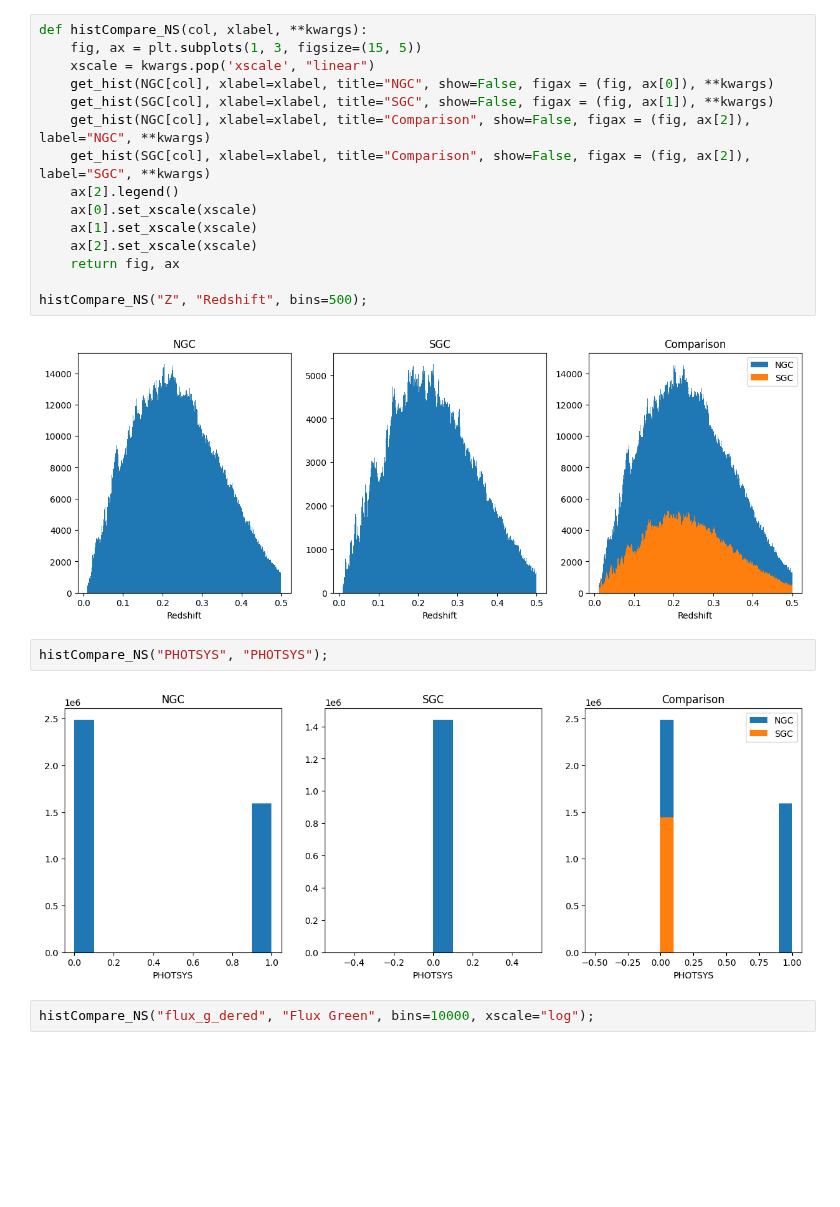
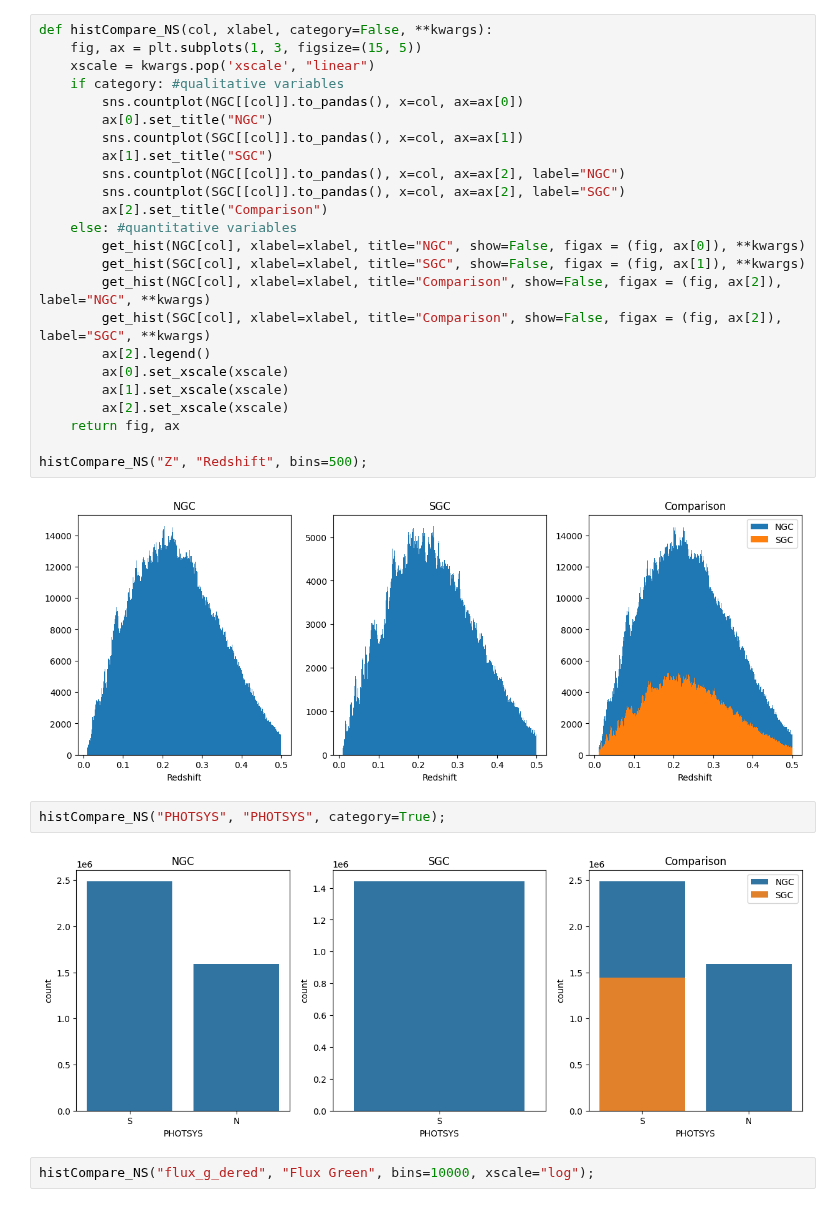
Before and after one commit to MarrybellMB/M2_Stage_Code, a Jupyter notebook: DESI Training.ipynb, the cells around one changed output. Saved outputs shown, nothing was run; the diff lists cells and outputs as text; blank space fills up the shorter version.

```diff
--- a/DESI Training.ipynb
+++ b/DESI Training.ipynb
@@ -88,26 +88,35 @@ plot_RADEC(SGC["RA"], SGC["DEC"], title="SGC", figax = (fig, ax[1]), all_sky=Fal
 # %% [output]
 [figure]
 # %%
-def histCompare_NS(col, xlabel, **kwargs):
+def histCompare_NS(col, xlabel, category=False, **kwargs):
     fig, ax = plt.subplots(1, 3, figsize=(15, 5))
     xscale = kwargs.pop('xscale', "linear")
-    get_hist(NGC[col], xlabel=xlabel, title="NGC", show=False, figax = (fig, ax[0]), **kwargs)
-    get_hist(SGC[col], xlabel=xlabel, title="SGC", show=False, figax = (fig, ax[1]), **kwargs)
-    get_hist(NGC[col], xlabel=xlabel, title="Comparison", show=False, figax = (fig, ax[2]), label="NGC", **kwargs)
-    get_hist(SGC[col], xlabel=xlabel, title="Comparison", show=False, figax = (fig, ax[2]), label="SGC", **kwargs)
-    ax[2].legend()
-    ax[0].set_xscale(xscale)
-    ax[1].set_xscale(xscale)
-    ax[2].set_xscale(xscale)
+    if category: #qualitative variables
+        sns.countplot(NGC[[col]].to_pandas(), x=col, ax=ax[0])
+        ax[0].set_title("NGC")
+        sns.countplot(SGC[[col]].to_pandas(), x=col, ax=ax[1])
+        ax[1].set_title("SGC")
+        sns.countplot(NGC[[col]].to_pandas(), x=col, ax=ax[2], label="NGC")
+        sns.countplot(SGC[[col]].to_pandas(), x=col, ax=ax[2], label="SGC")
+        ax[2].set_title("Comparison")
+    else: #quantitative variables
+        get_hist(NGC[col], xlabel=xlabel, title="NGC", show=False, figax = (fig, ax[0]), **kwargs)
+        get_hist(SGC[col], xlabel=xlabel, title="SGC", show=False, figax = (fig, ax[1]), **kwargs)
+        get_hist(NGC[col], xlabel=xlabel, title="Comparison", show=False, figax = (fig, ax[2]), label="NGC", **kwargs)
+        get_hist(SGC[col], xlabel=xlabel, title="Comparison", show=False, figax = (fig, ax[2]), label="SGC", **kwargs)
+        ax[2].legend()
+        ax[0].set_xscale(xscale)
+        ax[1].set_xscale(xscale)
+        ax[2].set_xscale(xscale)
     return fig, ax
 
 histCompare_NS("Z", "Redshift", bins=500);
 # %% [output]
 [figure]
 # %%
-histCompare_NS("PHOTSYS", "PHOTSYS");
+histCompare_NS("PHOTSYS", "PHOTSYS", category=True);
 # %% [output]
-[figure, old version]
+[figure, new version]
 # %%
 histCompare_NS("flux_g_dered", "Flux Green", bins=10000, xscale="log");
 # %% [output]
```
Also changed, not shown: parts of 24 cells of this notebook, 1 other file.
